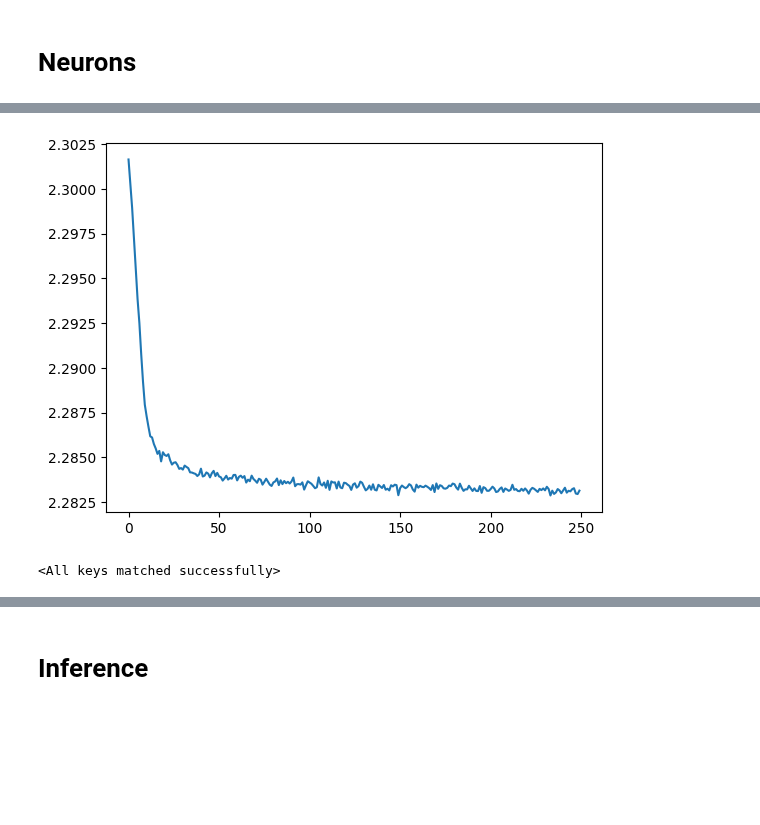
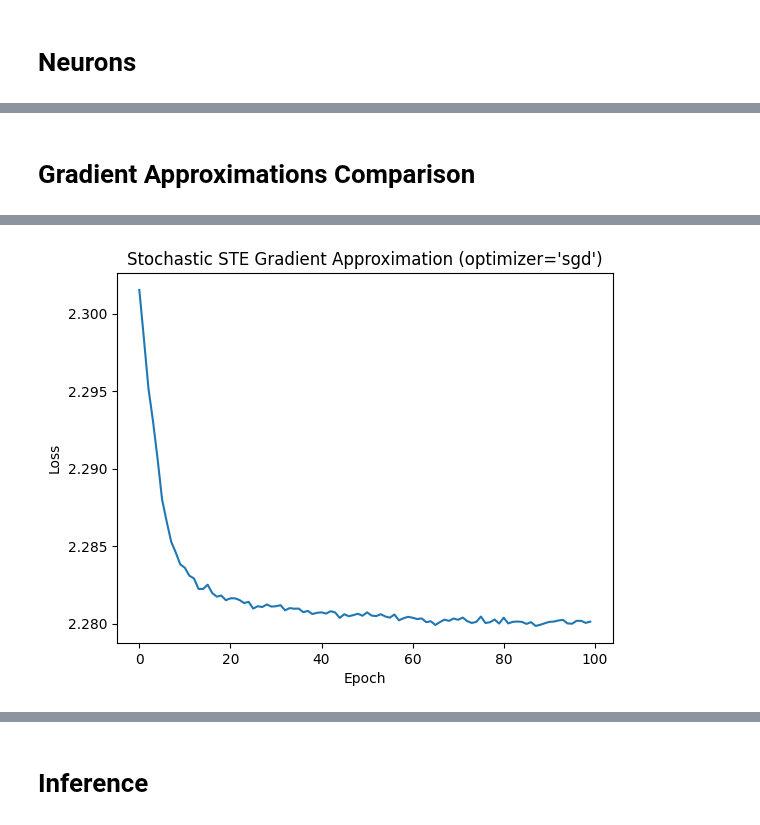
Before and after one commit to suessflorian/biological-neurons, a Jupyter notebook: spiking_stochastic/binomial_neuron_recreation2.ipynb, the cells around one changed output, grey strips where cells are left out. Cells and saved outputs as stored; diff of their text form; code cells hidden in the pictures; blank space fills up the shorter version.

Commit message:
Gradient approximation comparisons

```diff
--- a/spiking_stochastic/binomial_neuron_recreation2.ipynb
+++ b/spiking_stochastic/binomial_neuron_recreation2.ipynb
@@ -346,9 +350,3 @@ class Network(nn.Module):
         for m in self.modules():
             if isinstance(m, BinomialUnit):
                 m.reset_storage()
-
-model = Network(28*28, 10).to(device)
-# See table 2 on page 9
-optimizer = torch.optim.SGD(model.parameters(), lr=0.1, momentum=0.9, nesterov=True)
-# optimizer = torch.optim.Adamax(model.parameters(), lr = 0.1)
-criterion = nn.CrossEntropyLoss()
@@ -355 +355,15 @@ criterion = nn.CrossEntropyLoss()
+# %%
+def plot(losses: list[float], spiker: str, optimizer: str) -> None:
+    if spiker == 'gumbel':
+        title = f'Stochastic STE Gradient Approximation ({optimizer=})'
+    elif spiker == 'ste':
+        title = f'Stochastic STE Gradient Approximation ({optimizer=})'
+    else:
+        title = f'Surrogate Gradient Approximation ({optimizer=})'
+
+    plt.plot(torch.arange(len(losses)), losses)
+    plt.title(title);
+    plt.xlabel('Epoch')
+    plt.ylabel('Loss')
+    plt.show()
 # %%
@@ -380,12 +410,0 @@ Epoch [250/250], Step [600/600], Loss: 2.2876
-# %%
-plt.plot(torch.arange(n_epochs), losses);
-# %% [output]
-[figure, removed]
-# %%
-torch.save(model.state_dict(), 'models/binomial_neuron_recreation2.pt')
-
-# Loading the RNN
-model = Network(784, 10).to(device)
-model.load_state_dict(torch.load('models/binomial_neuron_recreation2.pt')) # batch size 32
-# %% [output]
-<All keys matched successfully>
@@ -391,0 +427,6 @@ model.load_state_dict(torch.load('models/binomial_neuron_recreation2.pt')) # bat
+# %% [markdown]
+# Gradient Approximations Comparison
+# %%
+n_epochs = 100
+gumbel_softmax_model, gumbel_softmax_losses = train(n_epochs, T=3, spiker='gumbel')
+# %% [output]
@@ -391,0 +434 @@ model.load_state_dict(torch.load('models/binomial_neuron_recreation2.pt')) # bat
+[figure, added]
```
Also changed, not shown: parts of 28 cells of this notebook.
